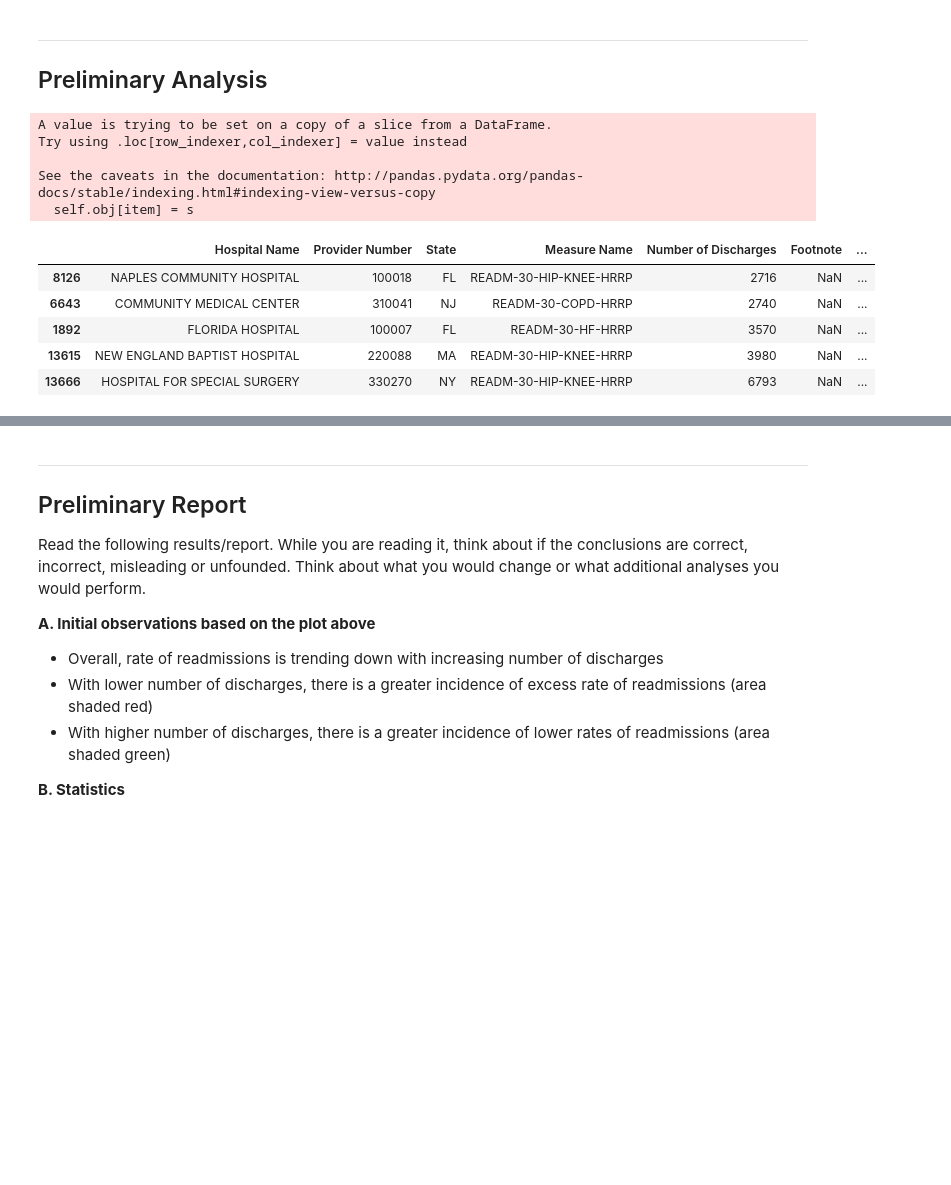
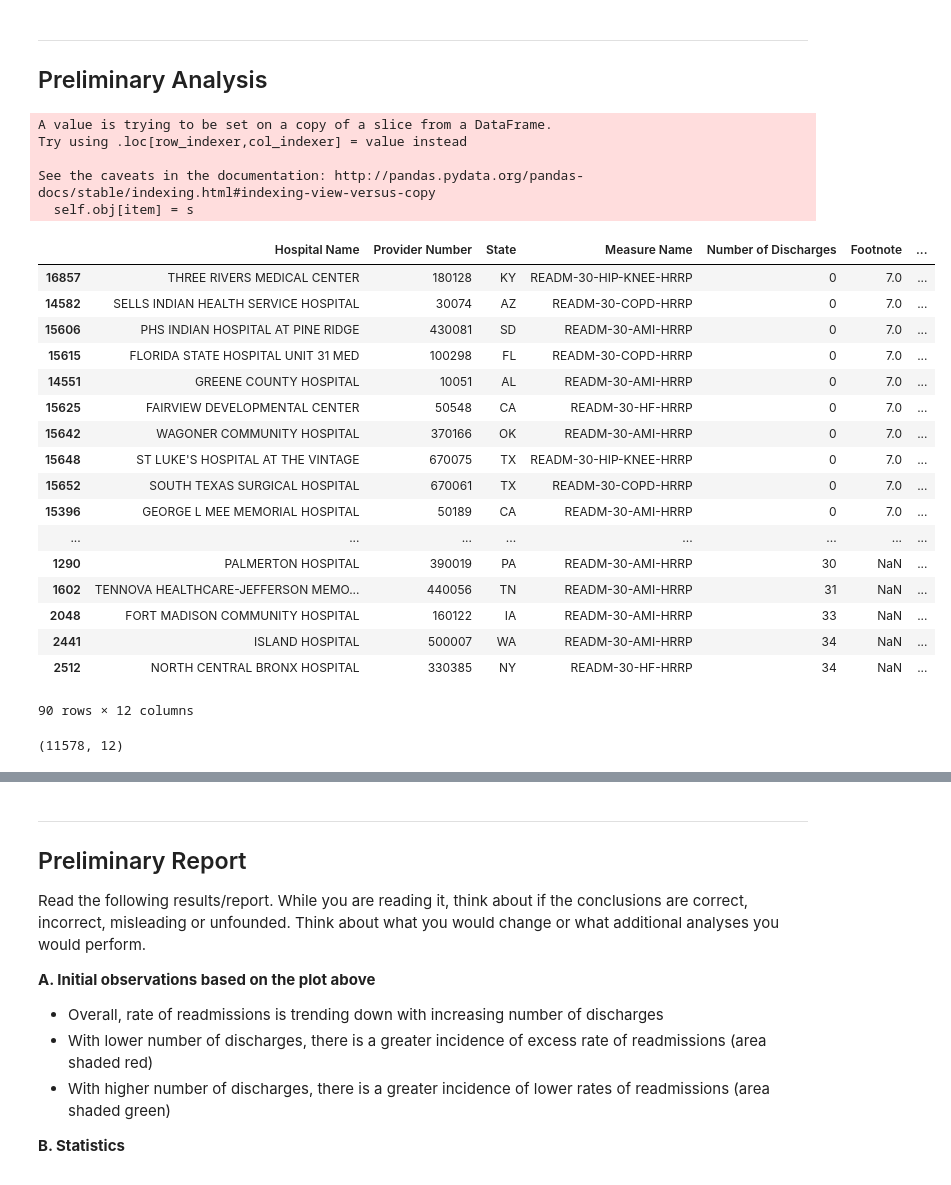
Before and after one commit to Mira2015/Intermediate_Data-_Science, a Jupyter notebook: sliderule_dsi_inferential_statistics_exercise_3.ipynb, the cells around one changed output, grey strips where cells are left out. Drawn from its saved outputs; the diff is of its cells as text; code cells hidden in the pictures; blank space fills up the shorter version.

```diff
--- a/sliderule_dsi_inferential_statistics_exercise_3.ipynb
+++ b/sliderule_dsi_inferential_statistics_exercise_3.ipynb
@@ -57,19 +46,37 @@ hospital_read_df .head(30)
 ## Preliminary Analysis
 # %%
 # deal with missing and inconvenient portions of data
-clean_hospital_read_df = hospital_read_df[hospital_read_df['Number of Discharges'] != 'Not Available']
-clean_hospital_read_df.loc[:, 'Number of Discharges'] = clean_hospital_read_df['Number of Discharges'].astype(int)
-clean_hospital_read_df = clean_hospital_read_df.sort_values('Number of Discharges')
-clean_hospital_read_df.tail()
+clean_df = hospital_read_df[hospital_read_df['Number of Discharges'] != 'Not Available']
+clean_df.loc[:, 'Number of Discharges'] = clean_df['Number of Discharges'].astype(int)
+clean_df = clean_df.sort_values('Number of Discharges')
 # %% [output]
 A value is trying to be set on a copy of a slice from a DataFrame.
 Try using .loc[row_indexer,col_indexer] = value instead
 
 See the caveats in the documentation: http://pandas.pydata.org/pandas-docs/stable/indexing.html#indexing-view-versus-copy
   self.obj[item] = s
-|  | Hospital Name | Provider Number | State | Measure Name | Number of Discharges | Footnote | ... |
-| 8126 | NAPLES COMMUNITY HOSPITAL | 100018 | FL | READM-30-HIP-KNEE-HRRP | 2716 | NaN | ... |
-| 6643 | COMMUNITY MEDICAL CENTER | 310041 | NJ | READM-30-COPD-HRRP | 2740 | NaN | ... |
-| 1892 | FLORIDA HOSPITAL | 100007 | FL | READM-30-HF-HRRP | 3570 | NaN | ... |
-| 13615 | NEW ENGLAND BAPTIST HOSPITAL | 220088 | MA | READM-30-HIP-KNEE-HRRP | 3980 | NaN | ... |
-| 13666 | HOSPITAL FOR SPECIAL SURGERY | 330270 | NY | READM-30-HIP-KNEE-HRRP | 6793 | NaN | ... |
+# %%
+clean_df.head(90)
+# %% [output]
+|  | Hospital Name | Provider Number | State | Measure Name | Number of Discharges | Footnote | ... |
+| 16857 | THREE RIVERS MEDICAL CENTER | 180128 | KY | READM-30-HIP-KNEE-HRRP | 0 | 7.0 | ... |
+| 14582 | SELLS INDIAN HEALTH SERVICE HOSPITAL | 30074 | AZ | READM-30-COPD-HRRP | 0 | 7.0 | ... |
+| 15606 | PHS INDIAN HOSPITAL AT PINE RIDGE | 430081 | SD | READM-30-AMI-HRRP | 0 | 7.0 | ... |
+| 15615 | FLORIDA STATE HOSPITAL UNIT 31 MED | 100298 | FL | READM-30-COPD-HRRP | 0 | 7.0 | ... |
+| 14551 | GREENE COUNTY HOSPITAL | 10051 | AL | READM-30-AMI-HRRP | 0 | 7.0 | ... |
+| 15625 | FAIRVIEW DEVELOPMENTAL CENTER | 50548 | CA | READM-30-HF-HRRP | 0 | 7.0 | ... |
+| 15642 | WAGONER COMMUNITY HOSPITAL | 370166 | OK | READM-30-AMI-HRRP | 0 | 7.0 | ... |
+| 15648 | ST LUKE'S HOSPITAL AT THE VINTAGE | 670075 | TX | READM-30-HIP-KNEE-HRRP | 0 | 7.0 | ... |
+| 15652 | SOUTH TEXAS SURGICAL HOSPITAL | 670061 | TX | READM-30-COPD-HRRP | 0 | 7.0 | ... |
+| 15396 | GEORGE L MEE MEMORIAL HOSPITAL | 50189 | CA | READM-30-AMI-HRRP | 0 | 7.0 | ... |
+| ... | ... | ... | ... | ... | ... | ... | ... |
+| 1290 | PALMERTON HOSPITAL | 390019 | PA | READM-30-AMI-HRRP | 30 | NaN | ... |
+| 1602 | TENNOVA HEALTHCARE-JEFFERSON MEMO... | 440056 | TN | READM-30-AMI-HRRP | 31 | NaN | ... |
+| 2048 | FORT MADISON COMMUNITY HOSPITAL | 160122 | IA | READM-30-AMI-HRRP | 33 | NaN | ... |
+| 2441 | ISLAND HOSPITAL | 500007 | WA | READM-30-AMI-HRRP | 34 | NaN | ... |
+| 2512 | NORTH CENTRAL BRONX HOSPITAL | 330385 | NY | READM-30-HF-HRRP | 34 | NaN | ... |
+90 rows × 12 columns
+# %%
+clean_df.shape
+# %% [output]
+(11578, 12)
```
Also changed, not shown: parts of 25 cells of this notebook.
